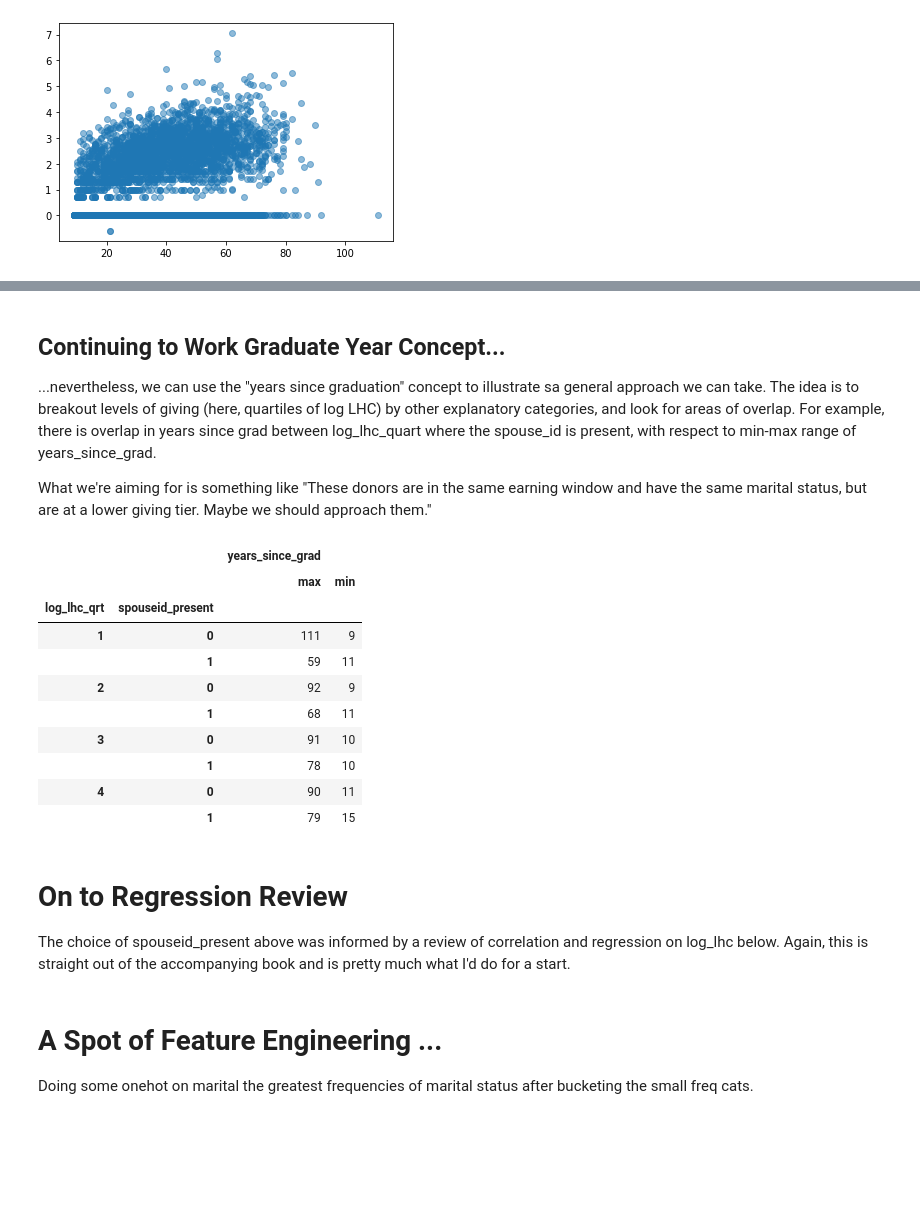
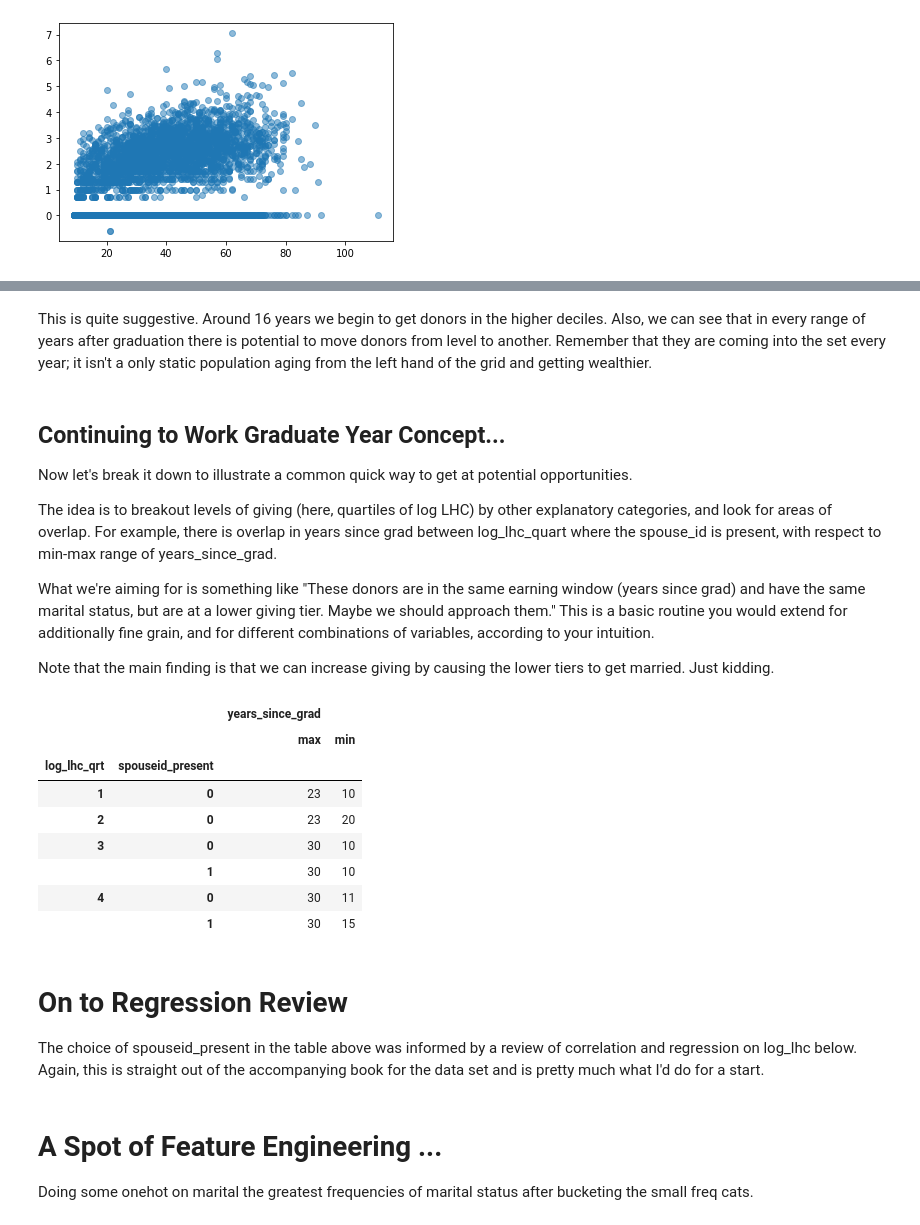
Before and after one commit to mgoold/ds_work, a Jupyter notebook: docs/donor_exploration/donor_data.ipynb, the cells around one changed output, grey strips where cells are left out. Cells and saved outputs as stored; diff of their text form; code cells hidden in the pictures; blank space fills up the shorter version.

```diff
--- a/docs/donor_exploration/donor_data.ipynb
+++ b/docs/donor_exploration/donor_data.ipynb
@@ -77,0 +83,11 @@ plt.show()
+# %%
+# n.b. :
+# https://stackoverflow.com/questions/31594549/how-to-change-the-figure-size-of-a-seaborn-axes-or-figure-level-plot
+# https://seaborn.pydata.org/generated/seaborn.move_legend.html
+# https://stackoverflow.com/questions/26139423/plot-different-color-for-different-categorical-levels
+
+df2=df.loc[(df['years_since_grad']<=30) & (df['lhc_clean']>0)]
+
+sns.set(rc={'figure.figsize':(9,5)})
+ax=sns.scatterplot(x='years_since_grad', y='log_lhc', data=df2, hue='lhc_level', ec=None, palette="viridis")
+sns.move_legend(ax, "upper left", bbox_to_anchor=(1, 1))
@@ -78,29 +96,35 @@ plt.show()
+# %% [markdown]
+This is quite suggestive.  Around 16 years we begin to get donors in the higher deciles.  Also, we can see that in every range of years after graduation there is potential to move donors from level to another.  Remember that they are coming into the set every year; it isn't a only static population aging from the left hand of the grid and getting wealthier.
 # %% [markdown]
 ## Continuing to Work Graduate Year Concept...
 
-...nevertheless, we can use the "years since graduation" concept to illustrate sa general approach we can take.  The idea is to breakout levels of giving (here, quartiles of log LHC) by other explanatory categories, and look for areas of overlap.  For example, there is overlap in years since grad between log_lhc_quart where the spouse_id is present, with respect to min-max range of years_since_grad.
+Now let's break it down to illustrate a common quick way to get at potential opportunities.
 
-What we're aiming for is something like "These donors are in the same earning window and have the same marital status, but are at a lower giving tier.  Maybe we should approach them."
+The idea is to breakout levels of giving (here, quartiles of log LHC) by other explanatory categories, and look for areas of overlap.  For example, there is overlap in years since grad between log_lhc_quart where the spouse_id is present, with respect to min-max range of years_since_grad.
+
+What we're aiming for is something like "These donors are in the same earning window (years since grad) and have the same marital status, but are at a lower giving tier.  Maybe we should approach them."  This is a basic routine you would extend for additionally fine grain, and for different combinations of variables, according to your intuition.
+
+Note that the main finding is that we can increase giving by causing the lower tiers to get married.  Just kidding.
 # %%
-table = pd.pivot_table(df, values=['years_since_grad'], index=['log_lhc_qrt', 'spouseid_present'],
+# n.b. df2 is the frame filtered on years_since_grad where donations are >0
+
+table = pd.pivot_table(df2, values=['years_since_grad'], index=['log_lhc_qrt', 'spouseid_present'],
                        aggfunc={'years_since_grad': ["min", "max"]})
 table
 # %% [output]
 |  |  | years_since_grad |  |
 |  |  | max | min |
 | log_lhc_qrt | spouseid_present |  |  |
-| 1 | 0 | 111 | 9 |
-|  | 1 | 59 | 11 |
-| 2 | 0 | 92 | 9 |
-|  | 1 | 68 | 11 |
-| 3 | 0 | 91 | 10 |
-|  | 1 | 78 | 10 |
-| 4 | 0 | 90 | 11 |
-|  | 1 | 79 | 15 |
+| 1 | 0 | 23 | 10 |
+| 2 | 0 | 23 | 20 |
+| 3 | 0 | 30 | 10 |
+|  | 1 | 30 | 10 |
+| 4 | 0 | 30 | 11 |
+|  | 1 | 30 | 15 |
 # %% [markdown]
 # On to Regression Review
 
-The choice of spouseid_present above was informed by a review of correlation and regression on log_lhc below.  Again, this is straight out of the accompanying book and is pretty much what I'd do for a start.
+The choice of spouseid_present in the table above was informed by a review of correlation and regression on log_lhc below.  Again, this is straight out of the accompanying book for the data set and is pretty much what I'd do for a start.
 # %% [markdown]
 
 # A Spot of Feature Engineering ...
```
Also changed, not shown: parts of 6 cells of this notebook.
